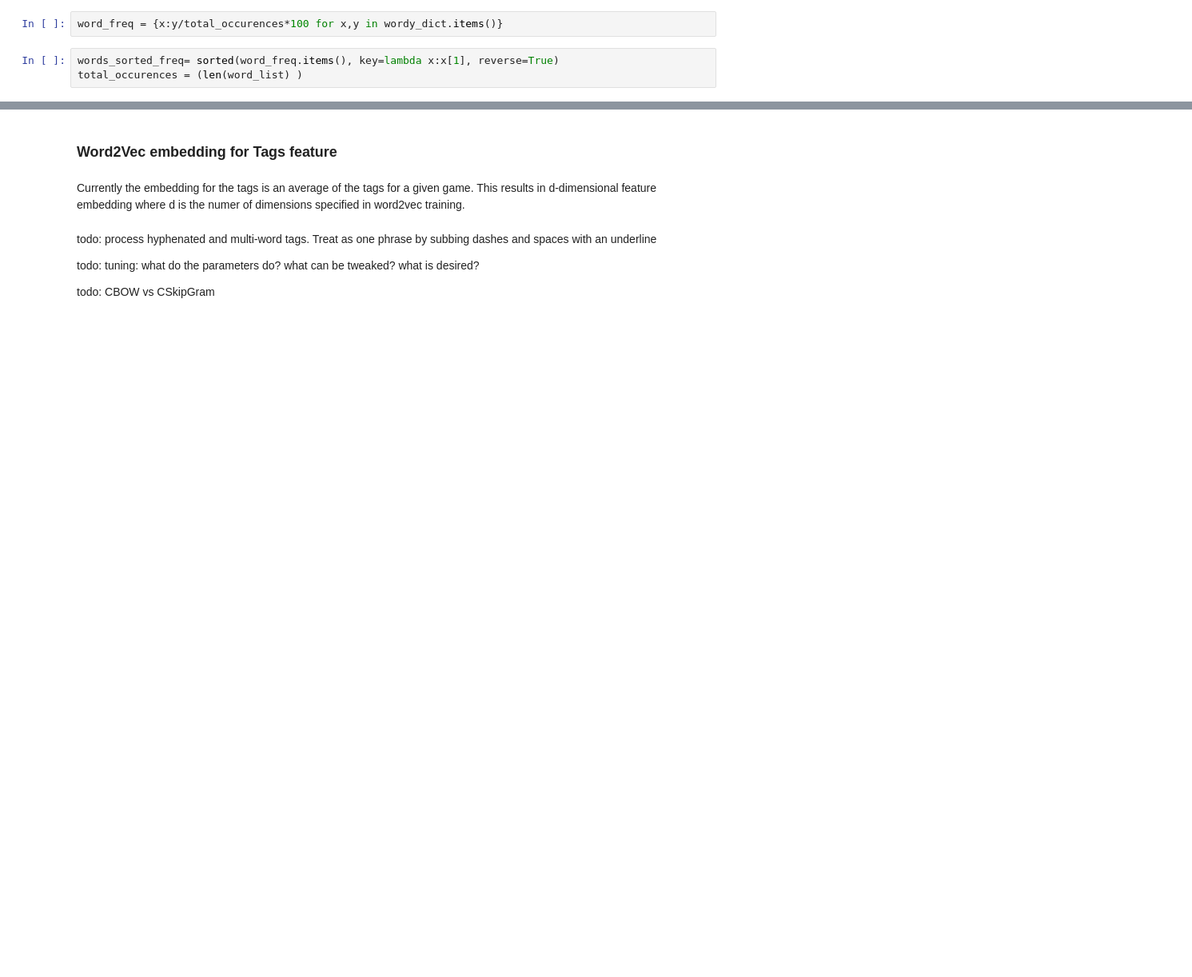
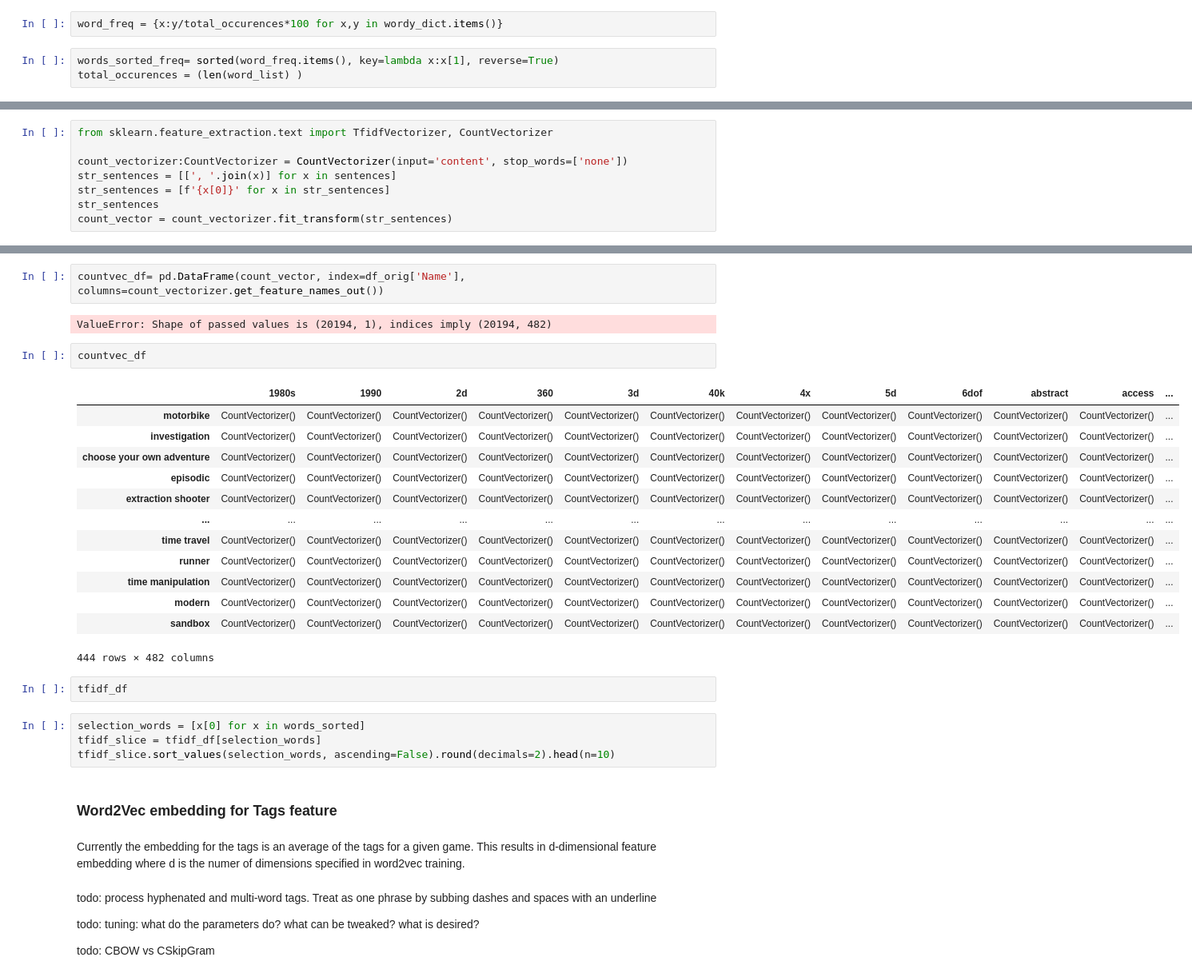
Before and after one commit to Lastek/cs345-group-project, a Jupyter notebook: CS345_Project.ipynb, the cells around one changed output, grey strips where cells are left out. Shown at 80% size. Drawn from its saved outputs; the diff is of its cells as text; blank space fills up the shorter version.

```diff
--- a/CS345_Project.ipynb
+++ b/CS345_Project.ipynb
@@ -282,0 +354,8 @@ print(df.shape)
+# %%
+from sklearn.feature_extraction.text import TfidfVectorizer, CountVectorizer
+
+count_vectorizer:CountVectorizer = CountVectorizer(input='content', stop_words=['none'])
+str_sentences = [[', '.join(x)] for x in sentences]
+str_sentences = [f'{x[0]}' for x in str_sentences]
+str_sentences
+count_vector = count_vectorizer.fit_transform(str_sentences)
@@ -283,3 +382,29 @@ print(df.shape)
+# %%
+countvec_df= pd.DataFrame(count_vector, index=df_orig['Name'], columns=count_vectorizer.get_feature_names_out())
+# %% [output]
+ValueError: Shape of passed values is (20194, 1), indices imply (20194, 482)
+# %%
+countvec_df
+# %% [output]
+|  | 1980s | 1990 | 2d | 360 | 3d | 40k | 4x | 5d | 6dof | abstract | access | ... |
+| motorbike | CountVectorizer() | CountVectorizer() | CountVectorizer() | CountVectorizer() | CountVectorizer() | CountVectorizer() | CountVectorizer() | CountVectorizer() | CountVectorizer() | CountVectorizer() | CountVectorizer() | ... |
+| investigation | CountVectorizer() | CountVectorizer() | CountVectorizer() | CountVectorizer() | CountVectorizer() | CountVectorizer() | CountVectorizer() | CountVectorizer() | CountVectorizer() | CountVectorizer() | CountVectorizer() | ... |
+| choose your own adventure | CountVectorizer() | CountVectorizer() | CountVectorizer() | CountVectorizer() | CountVectorizer() | CountVectorizer() | CountVectorizer() | CountVectorizer() | CountVectorizer() | CountVectorizer() | CountVectorizer() | ... |
+| episodic | CountVectorizer() | CountVectorizer() | CountVectorizer() | CountVectorizer() | CountVectorizer() | CountVectorizer() | CountVectorizer() | CountVectorizer() | CountVectorizer() | CountVectorizer() | CountVectorizer() | ... |
+| extraction shooter | CountVectorizer() | CountVectorizer() | CountVectorizer() | CountVectorizer() | CountVectorizer() | CountVectorizer() | CountVectorizer() | CountVectorizer() | CountVectorizer() | CountVectorizer() | CountVectorizer() | ... |
+| ... | ... | ... | ... | ... | ... | ... | ... | ... | ... | ... | ... | ... |
+| time travel | CountVectorizer() | CountVectorizer() | CountVectorizer() | CountVectorizer() | CountVectorizer() | CountVectorizer() | CountVectorizer() | CountVectorizer() | CountVectorizer() | CountVectorizer() | CountVectorizer() | ... |
+| runner | CountVectorizer() | CountVectorizer() | CountVectorizer() | CountVectorizer() | CountVectorizer() | CountVectorizer() | CountVectorizer() | CountVectorizer() | CountVectorizer() | CountVectorizer() | CountVectorizer() | ... |
+| time manipulation | CountVectorizer() | CountVectorizer() | CountVectorizer() | CountVectorizer() | CountVectorizer() | CountVectorizer() | CountVectorizer() | CountVectorizer() | CountVectorizer() | CountVectorizer() | CountVectorizer() | ... |
+| modern | CountVectorizer() | CountVectorizer() | CountVectorizer() | CountVectorizer() | CountVectorizer() | CountVectorizer() | CountVectorizer() | CountVectorizer() | CountVectorizer() | CountVectorizer() | CountVectorizer() | ... |
+| sandbox | CountVectorizer() | CountVectorizer() | CountVectorizer() | CountVectorizer() | CountVectorizer() | CountVectorizer() | CountVectorizer() | CountVectorizer() | CountVectorizer() | CountVectorizer() | CountVectorizer() | ... |
+444 rows × 482 columns
+# %%
+tfidf_df
+# %%
+selection_words = [x[0] for x in words_sorted]
+tfidf_slice = tfidf_df[selection_words]
+tfidf_slice.sort_values(selection_words, ascending=False).round(decimals=2).head(n=10)
 # %% [markdown]
 ### Word2Vec embedding for Tags feature
 # %% [markdown]
```
Also changed, not shown: parts of 23 cells of this notebook.
